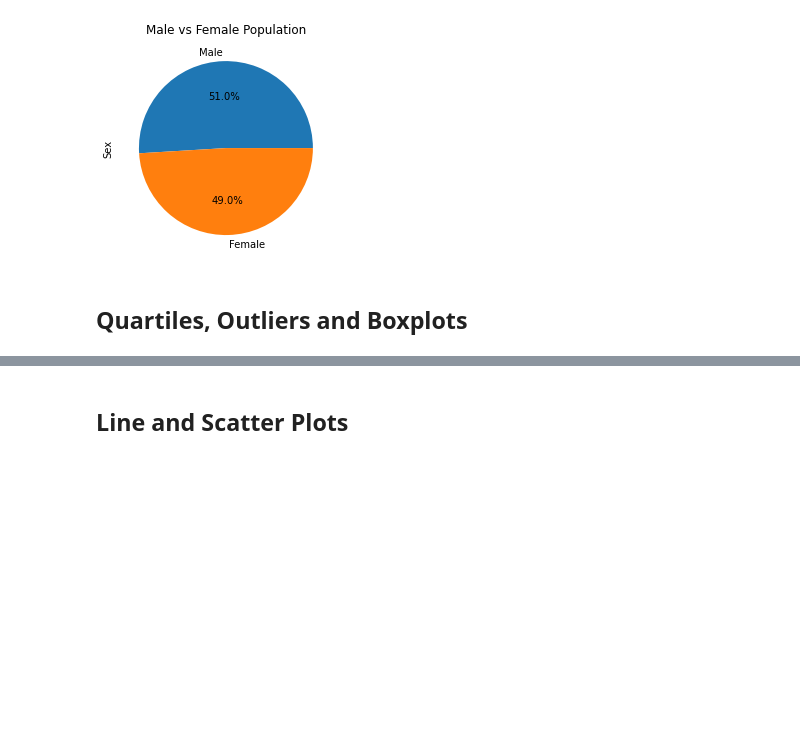
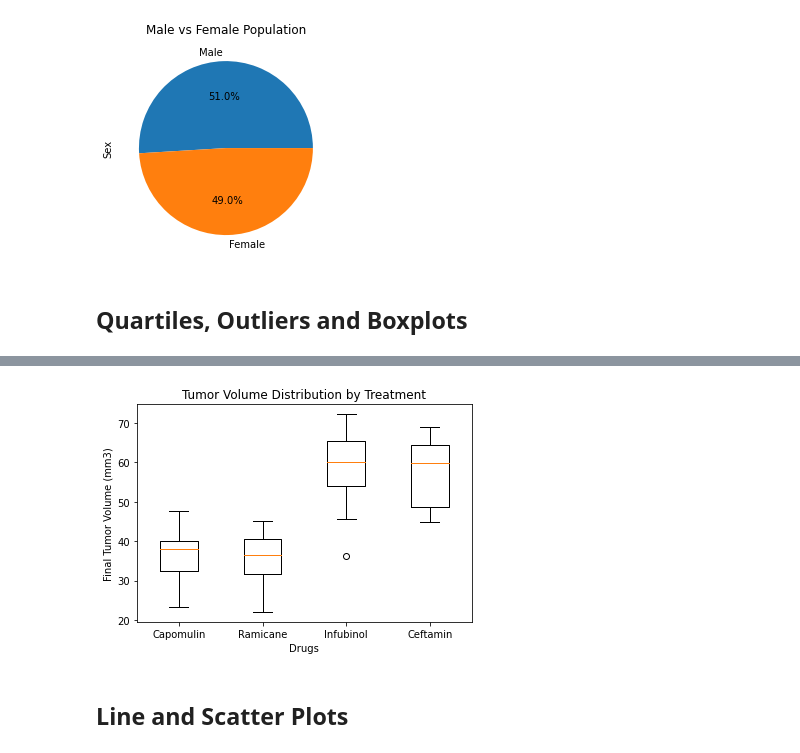
Before and after one commit to Patli1998/Challenge5-Matplotlib, a Jupyter notebook: Pymaceuticals/pymaceuticals.ipynb, the cells around one changed output, grey strips where cells are left out. Drawn from its saved outputs; the diff is of its cells as text; code cells hidden in the pictures; blank space fills up the shorter version.

```diff
--- a/Pymaceuticals/pymaceuticals.ipynb
+++ b/Pymaceuticals/pymaceuticals.ipynb
@@ -209,8 +210,11 @@ plt.show()
 # %%
 # Calculate the final tumor volume of each mouse across four of the treatment regimens:
 # Capomulin, Ramicane, Infubinol, and Ceftamin
-
 # Start by getting the last (greatest) timepoint for each mouse
 
+timepoint_last = cleaned_mice.groupby(["Mouse ID"])["Timepoint"].max()
+timepoint_last
 
 # Merge this group df with the original DataFrame to get the tumor volume at the last timepoint
+timepoint_last_df = pd.merge(timepoint_last, cleaned_mice, on = (["Mouse ID", "Timepoint"]))
+timepoint_last_df.head()
@@ -234,4 +298,16 @@ plt.show()
 # %%
 # Generate a box plot that shows the distrubution of the tumor volume for each treatment group.
+
+fig, ax = plt.subplots()
+
+ax.boxplot(Tumor_Volume_Data, labels=treatments)
+
+ax.set_title("Tumor Volume Distribution by Treatment")
+ax.set_xlabel("Drugs")
+ax.set_ylabel("Final Tumor Volume (mm3)")
+
+plt.show()
+# %% [output]
+[figure, added]
 # %% [markdown]
 ## Line and Scatter Plots
```
Also changed, not shown: parts of 9 cells of this notebook.
